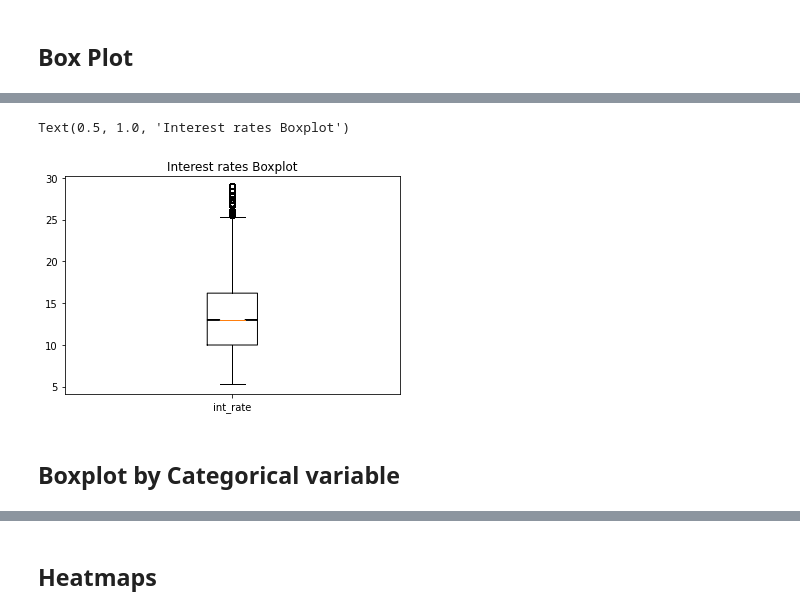
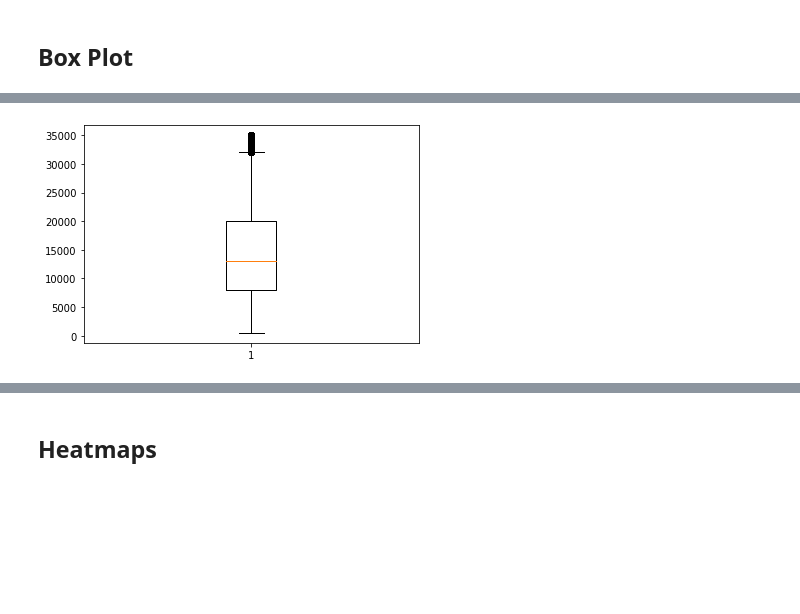
Before and after one commit to fburnelli/cas-de-stat-vis, a Jupyter notebook: vis.ipynb, the cells around one changed output, grey strips where cells are left out. Cells and saved outputs as stored; diff of their text form; code cells hidden in the pictures; blank space fills up the shorter version.

```diff
--- a/vis.ipynb
+++ b/vis.ipynb
@@ -143,9 +118,5 @@ Name: int_rate, dtype: float64
 # %%
 plt.figure()
-_ = plt.boxplot(df['int_rate'],notch=True,labels=['int_rate'])
-plt.title('Interest rates Boxplot')
+_ = plt.boxplot(df['loan_amnt'],whis=True)
 # %% [output]
-Text(0.5, 1.0, 'Interest rates Boxplot')
-[figure, old version]
+[figure, new version]
-# %% [markdown]
-## Boxplot by Categorical variable
```
Also changed, not shown: parts of 18 cells of this notebook.
